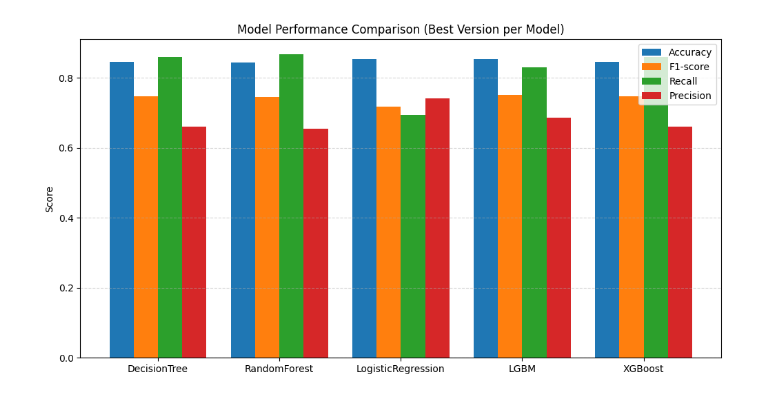
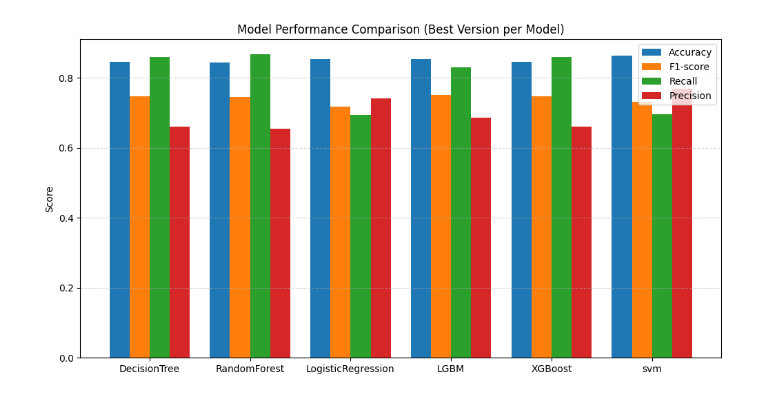
Before and after one commit to SKNETWORKS-FAMILY-AICAMP/SKN21-2nd-4Team, a Jupyter notebook: notebooks/model_compare.ipynb, the cells around one changed output. Saved outputs shown, nothing was run; the diff lists cells and outputs as text; code cells hidden in the pictures.

```diff
--- a/notebooks/model_compare.ipynb
+++ b/notebooks/model_compare.ipynb
@@ -4,30 +4,30 @@ import numpy as np
 # %%
 
 # 모델 이름
-models = ["DecisionTree", "RandomForest", "LogisticRegression", "LGBM", "XGBoost"]
+models = ["DecisionTree", "RandomForest", "LogisticRegression", "LGBM", "XGBoost", "svm"]
 
 # 성능 지표
-accuracy = [0.845542305508234, 0.8438387279954571, 0.85451,0.8540601930721181, 0.845542305508234]
-f1 = [0.7472118959107806, 0.7465437788018433, 0.71724, 0.7512100677637947, 0.7472118959107806]
-recall = [0.860813704496788, 0.867237687366167, 0.69519, 0.8308351177730193, 0.860813704496788]
-precision = [0.6600985221674877, 0.6553398058252428, 0.74074, 0.6855123674911661, 0.6600985221674877]
+accuracy = [0.845542305508234, 0.8438387279954571, 0.85451,0.8540601930721181, 0.845542305508234, 0.8642816581487791]
+f1 = [0.7472118959107806, 0.7465437788018433, 0.71724, 0.7512100677637947, 0.7472118959107806, 0.7311586051743532]
+recall = [0.860813704496788, 0.867237687366167, 0.69519, 0.8308351177730193, 0.860813704496788, 0.69593147751606]
+precision = [0.6600985221674877, 0.6553398058252428, 0.74074, 0.6855123674911661, 0.6600985221674877, 0.7701421800947867]
 
 x = np.arange(len(models))
 width = 0.2
 
 plt.figure(figsize=(12, 6))
 
 plt.bar(x - width*1.5, accuracy, width, label='Accuracy')
 plt.bar(x - width*0.5, f1, width, label='F1-score')
 plt.bar(x + width*0.5, recall, width, label='Recall')
 plt.bar(x + width*1.5, precision, width, label='Precision')
 
 plt.xticks(x, models)
 plt.ylabel("Score")
 plt.title("Model Performance Comparison (Best Version per Model)")
 plt.legend()
 plt.grid(axis='y', linestyle='--', alpha=0.5)
 
 plt.show()
 # %% [output]
-[figure, old version]
+[figure, new version]
```
